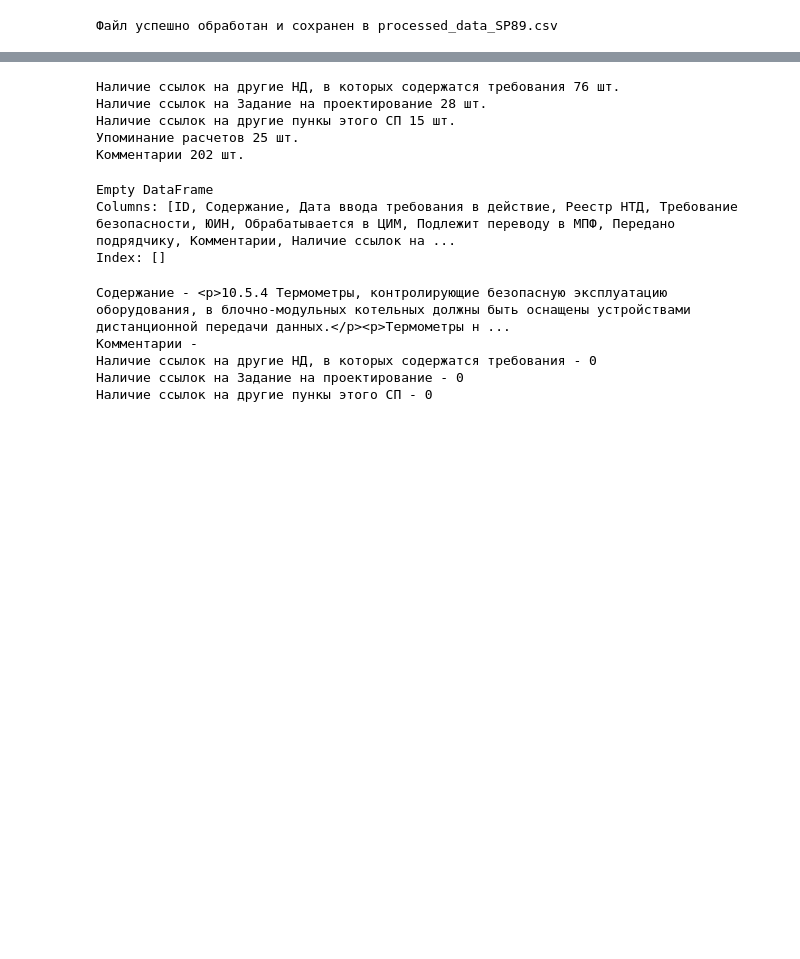
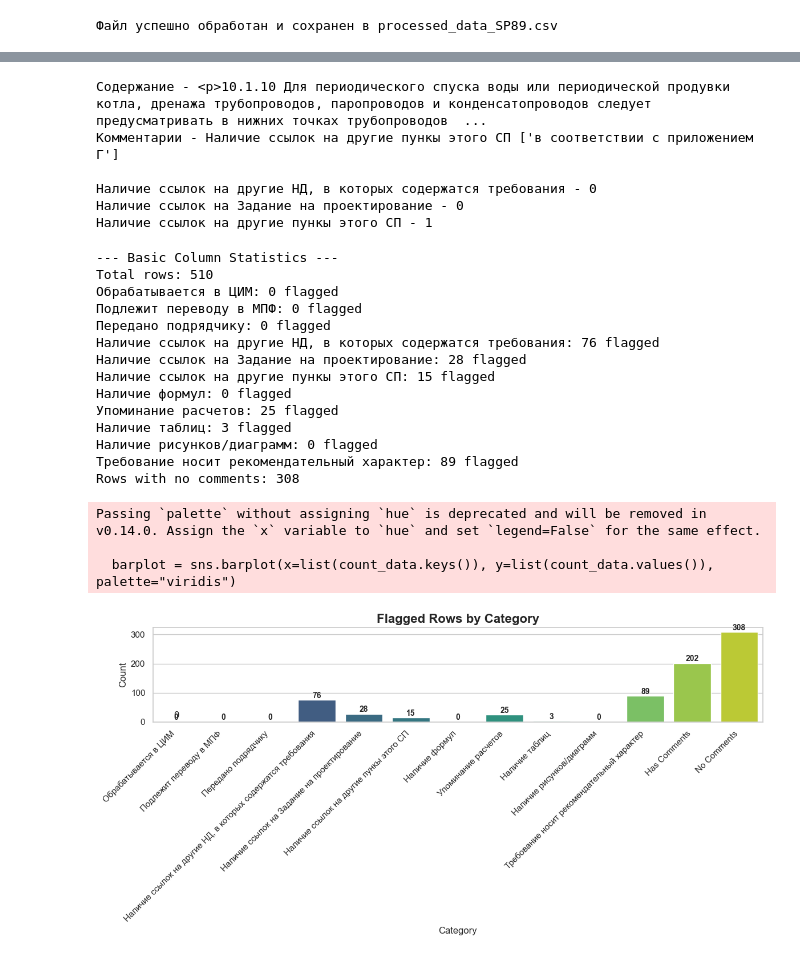
Before and after one commit to flairmix/notes_code, a Jupyter notebook: 01_FAUFCC/auto_semantic/04_auto_analysis.ipynb, the cells around one changed output, grey strips where cells are left out. Drawn from its saved outputs; the diff is of its cells as text; code cells hidden in the pictures; blank space fills up the shorter version.

Commit message:
Add seaborn dependency and implement DataFrame visualization class

```diff
--- a/01_FAUFCC/auto_semantic/04_auto_analysis.ipynb
+++ b/01_FAUFCC/auto_semantic/04_auto_analysis.ipynb
@@ -8,16 +28,14 @@ pd.set_option("display.width", 1000)
 # data_path = "data\\input_SP60.csv"
 data_path = "data\\input_SP89.csv"
 # %%
-# Пример использования класса CSVProcessor
-
+from df_vizualizer import DataframeVisualizer
 from csv_processor import CSVProcessor  # Импортируем класс из другого файла
 
-# Пути к файлам
 input_file = data_path
 output_file = "processed_data_SP89.csv"
 
 # Создаем экземпляр класса
-processor = CSVProcessor(input_file, output_file)
+processor = CSVProcessor(input_file, output_file, pattern_json_path="patterns.json")
 
 # Запускаем обработку данных
 processor.process_data()
@@ -52,35 +46,40 @@ ID
 # %%
-print(f"Наличие ссылок на другие НД, в которых содержатся требования {processor.df.loc[processor.df["Наличие ссылок на другие НД, в которых содержатся требования"] == 1]["Содержание"].count()} шт." )
-print(f"Наличие ссылок на Задание на проектирование {processor.df.loc[processor.df["Наличие ссылок на Задание на проектирование"] == 1]["Содержание"].count()} шт." )
-print(f"Наличие ссылок на другие пункы этого СП {processor.df.loc[processor.df["Наличие ссылок на другие пункы этого СП"] == 1]["Содержание"].count()} шт." )
-print(f"Упоминание расчетов {processor.df.loc[processor.df["Упоминание расчетов"] == 1]["Содержание"].count()} шт." )
-print(f"Комментарии {processor.df.loc[processor.df["Комментарии"] != ""]["Содержание"].count()} шт." )
+row_start = 137
+row_len = 1
+
+for row in range(row_start, row_start+row_len):
+    print(f"Содержание - {processor.df["Содержание"][row]}")
+    print(f"Комментарии - {processor.df["Комментарии"][row]}")
+    print(f"Наличие ссылок на другие НД, в которых содержатся требования - {processor.df["Наличие ссылок на другие НД, в которых содержатся требования"][row]}")
+    print(f"Наличие ссылок на Задание на проектирование - {processor.df["Наличие ссылок на Задание на проектирование"][row]}")
+    print(f"Наличие ссылок на другие пункы этого СП - {processor.df["Наличие ссылок на другие пункы этого СП"][row]}")
+    print("\n")
 # %% [output]
-Наличие ссылок на другие НД, в которых содержатся требования 76 шт.
-Наличие ссылок на Задание на проектирование 28 шт.
-Наличие ссылок на другие пункы этого СП 15 шт.
-Упоминание расчетов 25 шт.
-Комментарии 202 шт.
+Содержание - <p>10.1.10 Для периодического спуска воды или периодической продувки котла, дренажа трубопроводов, паропроводов и конденсатопроводов следует предусматривать в нижних точках трубопроводов  ...
+Комментарии - Наличие ссылок на другие пункы этого СП ['в соответствии с приложением Г']
+
+Наличие ссылок на другие НД, в которых содержатся требования - 0
+Наличие ссылок на Задание на проектирование - 0
+Наличие ссылок на другие пункы этого СП - 1
-# %%
-print(processor.df.loc[processor.df["Комментарии"] == 1].head())
-# %% [output]
-Empty DataFrame
-Columns: [ID, Содержание, Дата ввода требования в действие, Реестр НТД, Требование безопасности, ЮИН, Обрабатывается в ЦИМ, Подлежит переводу в МПФ, Передано подрядчику, Комментарии, Наличие ссылок на ...
-Index: []
-# %%
-row_start = 168
-row_len = 1
-
-for row in range(row_start, row_start+row_len):
-    print(f"Содержание - {processor.df["Содержание"][row]}")
-    print(f"Комментарии - {processor.df["Комментарии"][row]}")
-    print(f"Наличие ссылок на другие НД, в которых содержатся требования - {processor.df["Наличие ссылок на другие НД, в которых содержатся требования"][row]}")
-    print(f"Наличие ссылок на Задание на проектирование - {processor.df["Наличие ссылок на Задание на проектирование"][row]}")
-    print(f"Наличие ссылок на другие пункы этого СП - {processor.df["Наличие ссылок на другие пункы этого СП"][row]}")
-    print("\n")
-# %% [output]
-Содержание - <p>10.5.4 Термометры, контролирующие безопасную эксплуатацию оборудования, в блочно-модульных котельных должны быть оснащены устройствами дистанционной передачи данных.</p><p>Термометры н ...
-Комментарии -
-Наличие ссылок на другие НД, в которых содержатся требования - 0
-Наличие ссылок на Задание на проектирование - 0
-Наличие ссылок на другие пункы этого СП - 0
+# %%
+viz = DataframeVisualizer(processor.df)
+viz.show_summary()
+# %% [output]
+--- Basic Column Statistics ---
+Total rows: 510
+Обрабатывается в ЦИМ: 0 flagged
+Подлежит переводу в МПФ: 0 flagged
+Передано подрядчику: 0 flagged
+Наличие ссылок на другие НД, в которых содержатся требования: 76 flagged
+Наличие ссылок на Задание на проектирование: 28 flagged
+Наличие ссылок на другие пункы этого СП: 15 flagged
+Наличие формул: 0 flagged
+Упоминание расчетов: 25 flagged
+Наличие таблиц: 3 flagged
+Наличие рисунков/диаграмм: 0 flagged
+Требование носит рекомендательный характер: 89 flagged
+Rows with no comments: 308
+Passing `palette` without assigning `hue` is deprecated and will be removed in v0.14.0. Assign the `x` variable to `hue` and set `legend=False` for the same effect.
+
+  barplot = sns.barplot(x=list(count_data.keys()), y=list(count_data.values()), palette="viridis")
+[figure, added]
```
Also changed, not shown: parts of 2 cells of this notebook, 6 other files.
